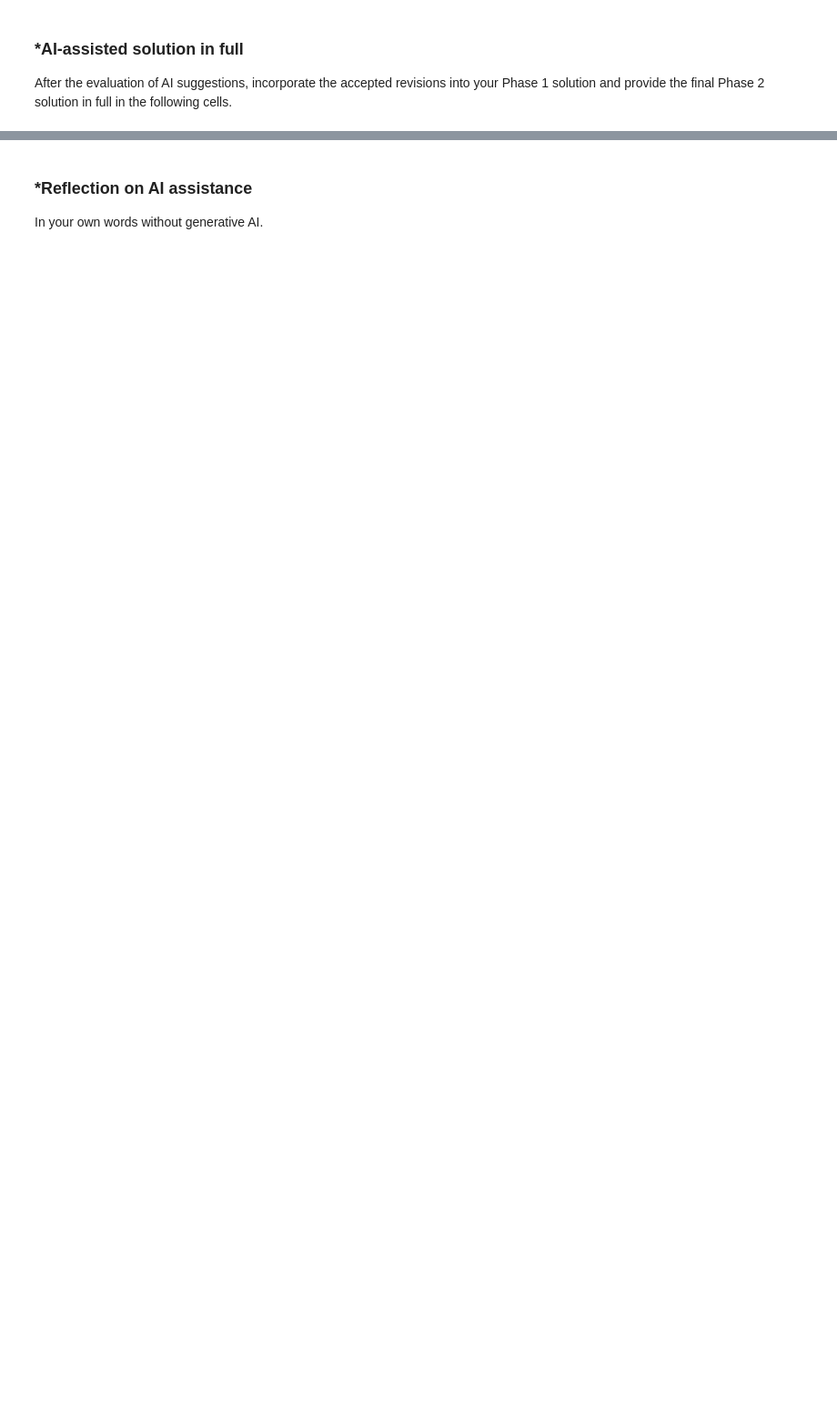
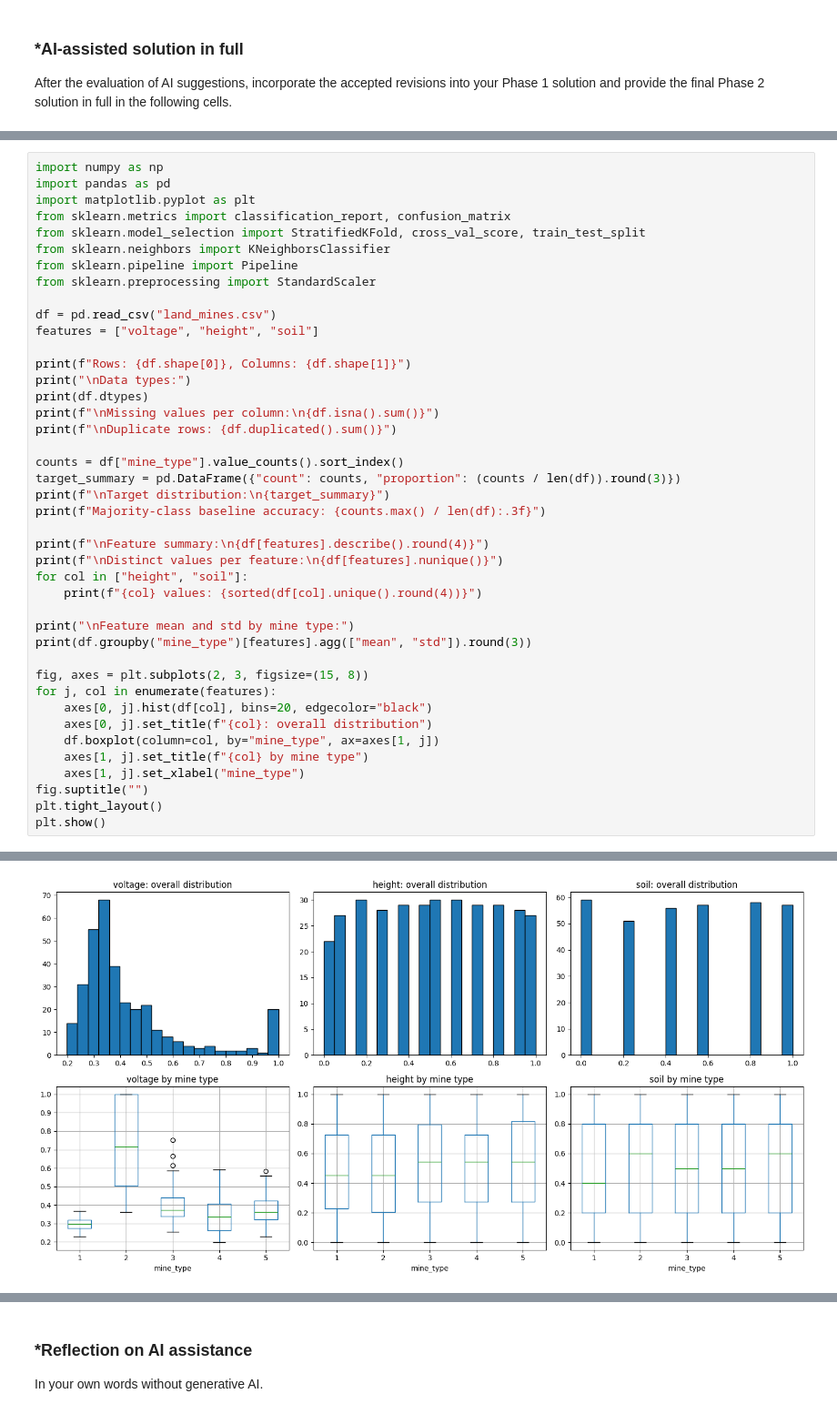
Before and after one commit to rem4eb/A03-knn, a Jupyter notebook: notebook.ipynb, the cells around one changed output, grey strips where cells are left out. Shown at 91% size. Saved outputs shown, nothing was run; the diff lists cells and outputs as text; blank space fills up the shorter version.

```diff
--- a/notebook.ipynb
+++ b/notebook.ipynb
@@ -195,0 +226,43 @@ After the evaluation of AI suggestions, incorporate the accepted revisions into
+# %%
+import numpy as np
+import pandas as pd
+import matplotlib.pyplot as plt
+from sklearn.metrics import classification_report, confusion_matrix
+from sklearn.model_selection import StratifiedKFold, cross_val_score, train_test_split
+from sklearn.neighbors import KNeighborsClassifier
+from sklearn.pipeline import Pipeline
+from sklearn.preprocessing import StandardScaler
+
+df = pd.read_csv("land_mines.csv")
+features = ["voltage", "height", "soil"]
+
+print(f"Rows: {df.shape[0]}, Columns: {df.shape[1]}")
+print("\nData types:")
+print(df.dtypes)
+print(f"\nMissing values per column:\n{df.isna().sum()}")
+print(f"\nDuplicate rows: {df.duplicated().sum()}")
+
+counts = df["mine_type"].value_counts().sort_index()
+target_summary = pd.DataFrame({"count": counts, "proportion": (counts / len(df)).round(3)})
+print(f"\nTarget distribution:\n{target_summary}")
+print(f"Majority-class baseline accuracy: {counts.max() / len(df):.3f}")
+
+print(f"\nFeature summary:\n{df[features].describe().round(4)}")
+print(f"\nDistinct values per feature:\n{df[features].nunique()}")
+for col in ["height", "soil"]:
+    print(f"{col} values: {sorted(df[col].unique().round(4))}")
+
+print("\nFeature mean and std by mine type:")
+print(df.groupby("mine_type")[features].agg(["mean", "std"]).round(3))
+
+fig, axes = plt.subplots(2, 3, figsize=(15, 8))
+for j, col in enumerate(features):
+    axes[0, j].hist(df[col], bins=20, edgecolor="black")
+    axes[0, j].set_title(f"{col}: overall distribution")
+    df.boxplot(column=col, by="mine_type", ax=axes[1, j])
+    axes[1, j].set_title(f"{col} by mine type")
+    axes[1, j].set_xlabel("mine_type")
+fig.suptitle("")
+plt.tight_layout()
+plt.show()
+# %% [output]
@@ -195,0 +286 @@ After the evaluation of AI suggestions, incorporate the accepted revisions into
+[figure, added]
```
Also changed, not shown: parts of 17 cells of this notebook.
